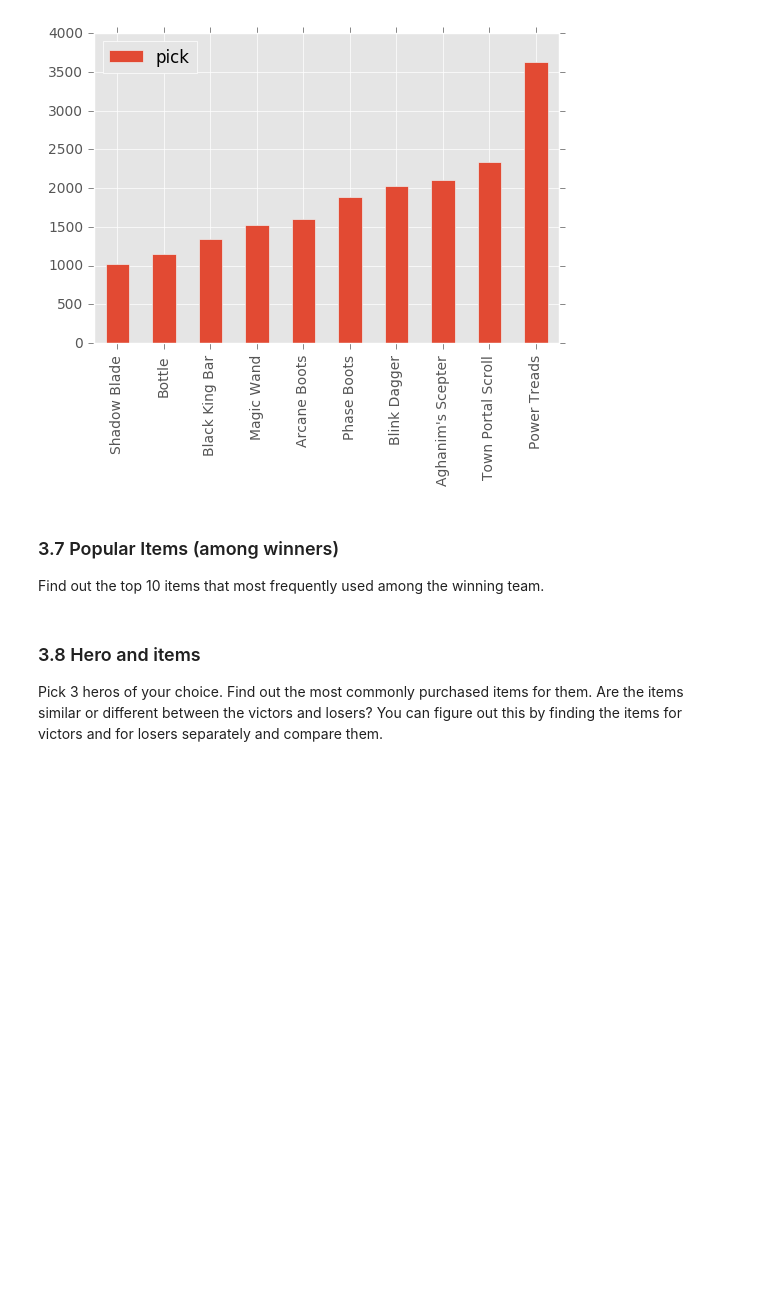
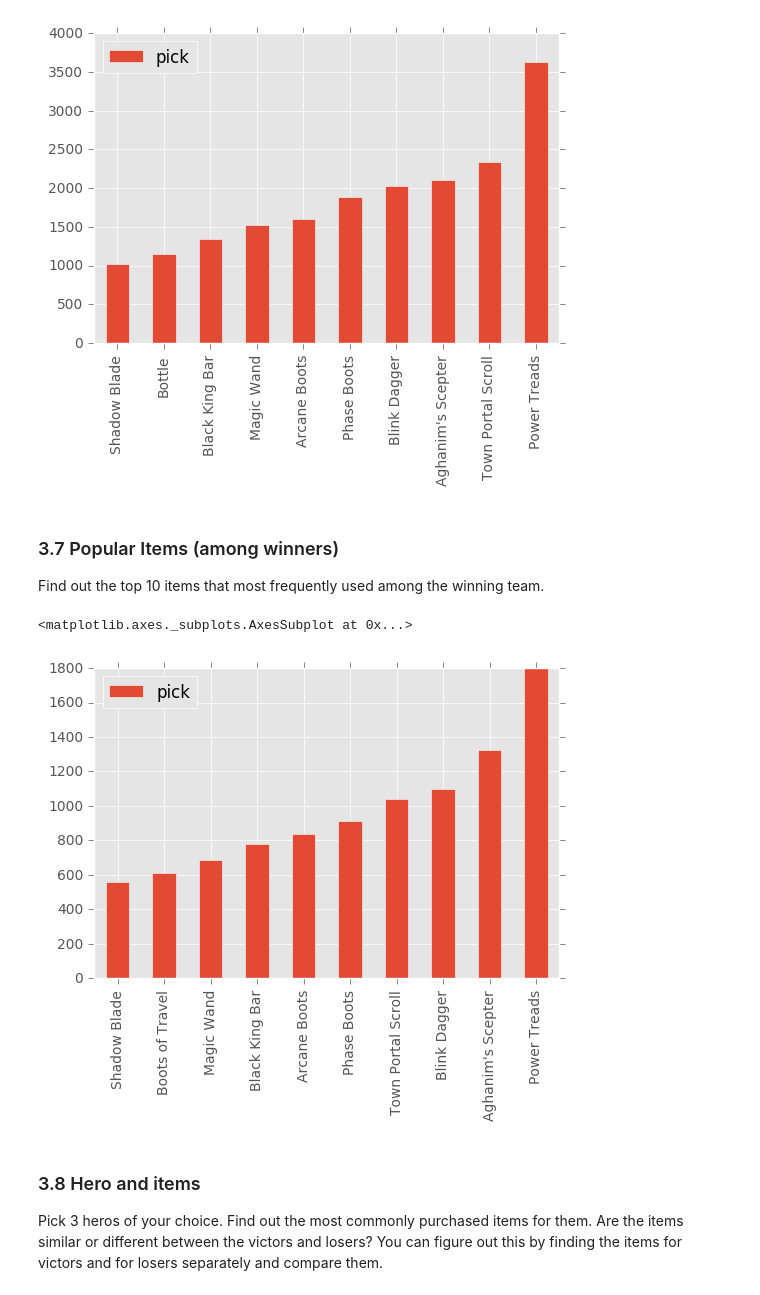
Before and after one commit to tow02/iccs413, a Jupyter notebook: assignments/a2/Assn 2 - Web API and Data Storage.ipynb, the cells around one changed output. Drawn from its saved outputs; the diff is of its cells as text; code cells hidden in the pictures; blank space fills up the shorter version.

```diff
--- a/assignments/a2/Assn 2 - Web API and Data Storage.ipynb
+++ b/assignments/a2/Assn 2 - Web API and Data Storage.ipynb
@@ -370,3 +370,39 @@ Find out the top 10 items that most frequently used among the winning team.
+# %%
+# Fill code here
+
+radiant_items_popular = {}
+dire_items_popular = {}
+
+for i_df in df.index:
+    radiant_win = df['radiant_win'][i_df]
+    players = df['players'][i_df]
+    for player in players:
+        player_slot = player['player_slot']
+        bit_mask = 0x80 # bitmask for getting msb in 8 bit
+        is_radiant = ((bit_mask & player_slot) >> 7) == False
+        for i in range(6):
+            item_id = player[u'item_' + str(i)]
+            try:
+                item_name = items_lookup[item_id]
+                if is_radiant:
+                    item_popular = radiant_items_popular.get(item_name, 0)
+                    radiant_items_popular[item_name] = item_popular + 1 if radiant_win else item_popular
+                else:
+                    item_popular = dire_items_popular.get(item_name, 0)
+                    dire_items_popular[item_name] = item_popular + 1 if not radiant_win else item_popular
+            except KeyError:
+                continue
+# %%
+# merge results together
+items_popular = dict(Counter(radiant_items_popular) + Counter(dire_items_popular))
+
+df_items = pd.DataFrame([items_popular],
+                         index=['pick']).T
+# %%
+df_items.sort_values('pick')[-10:].plot(kind='bar')
+# %% [output]
+<matplotlib.axes._subplots.AxesSubplot at 0x...>
+[figure, added]
 # %% [markdown]
 ### 3.8 Hero and items
 
```
Also changed, not shown: parts of 3 cells of this notebook.
